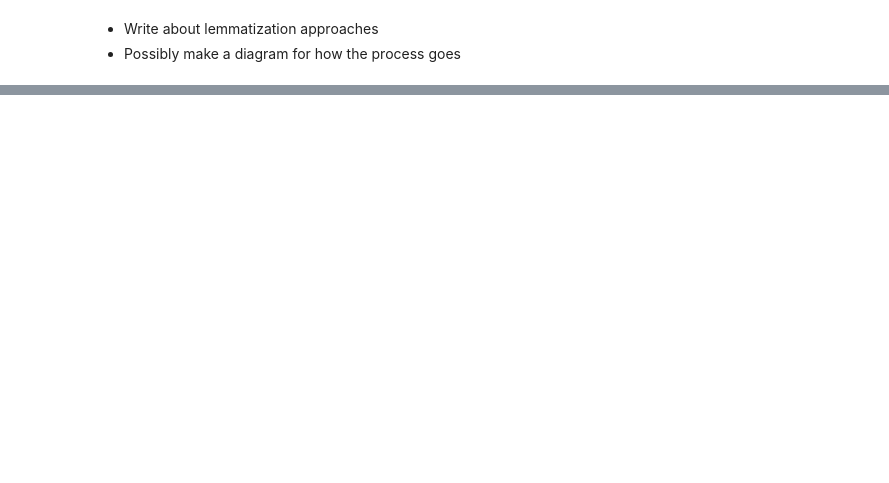
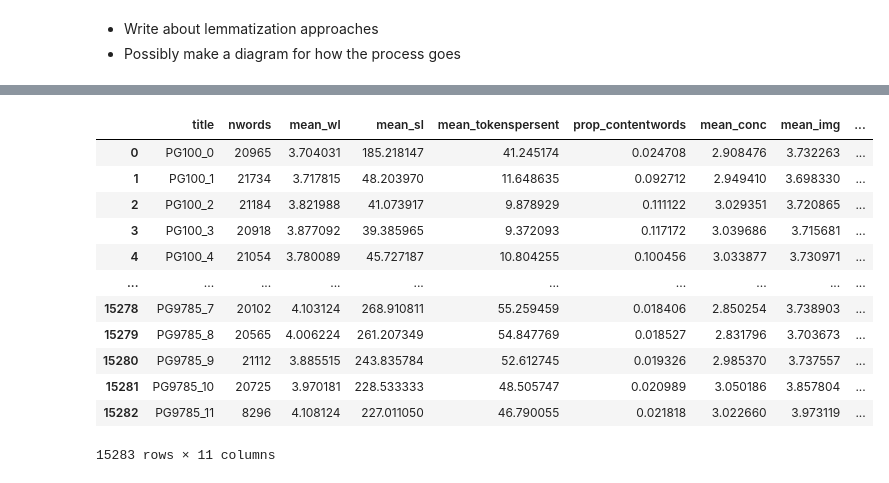
Before and after one commit to m-krastev/creative-thesis, a Jupyter notebook: src/tests.ipynb, the cells around one changed output, grey strips where cells are left out. Saved outputs shown, nothing was run; the diff lists cells and outputs as text; code cells hidden in the pictures; blank space fills up the shorter version.

```diff
--- a/src/tests.ipynb
+++ b/src/tests.ipynb
@@ -273,0 +339,4 @@ string.punctuation
+# %%
+# results_dict = {}
+for author, data in new_texts.items():
+    results_dict[author] = process_texts(data)
@@ -273,0 +348,30 @@ string.punctuation
+# %%
+pg_authorship_id_path = Path('./results/pgauthorship_30.csv')
+# results_dict = {}
+#     for author, data in texts.items():
+#         results_dict[author] = process_texts(data)
+pg_df = []
+for author, collection in results_dict.items():
+    for c in collection:
+        try:
+            pg_df.append((*c, author))
+        except:
+            pass
+pg_df = pd.DataFrame(pg_df, columns=(*Report._fields, "class"))
+
+# pg_df.to_csv(pg_authorship_id_path)
+pg_df.to_pickle()
+# %% [output]
+|  | title | nwords | mean_wl | mean_sl | mean_tokenspersent | prop_contentwords | mean_conc | mean_img | ... |
+| 0 | PG100_0 | 20965 | 3.704031 | 185.218147 | 41.245174 | 0.024708 | 2.908476 | 3.732263 | ... |
+| 1 | PG100_1 | 21734 | 3.717815 | 48.203970 | 11.648635 | 0.092712 | 2.949410 | 3.698330 | ... |
+| 2 | PG100_2 | 21184 | 3.821988 | 41.073917 | 9.878929 | 0.111122 | 3.029351 | 3.720865 | ... |
+| 3 | PG100_3 | 20918 | 3.877092 | 39.385965 | 9.372093 | 0.117172 | 3.039686 | 3.715681 | ... |
+| 4 | PG100_4 | 21054 | 3.780089 | 45.727187 | 10.804255 | 0.100456 | 3.033877 | 3.730971 | ... |
+| ... | ... | ... | ... | ... | ... | ... | ... | ... | ... |
+| 15278 | PG9785_7 | 20102 | 4.103124 | 268.910811 | 55.259459 | 0.018406 | 2.850254 | 3.738903 | ... |
+| 15279 | PG9785_8 | 20565 | 4.006224 | 261.207349 | 54.847769 | 0.018527 | 2.831796 | 3.703673 | ... |
+| 15280 | PG9785_9 | 21112 | 3.885515 | 243.835784 | 52.612745 | 0.019326 | 2.985370 | 3.737557 | ... |
+| 15281 | PG9785_10 | 20725 | 3.970181 | 228.533333 | 48.505747 | 0.020989 | 3.050186 | 3.857804 | ... |
+| 15282 | PG9785_11 | 8296 | 4.108124 | 227.011050 | 46.790055 | 0.021818 | 3.022660 | 3.973119 | ... |
+15283 rows × 11 columns
```
Also changed, not shown: parts of 13 cells of this notebook, 9 other files.
